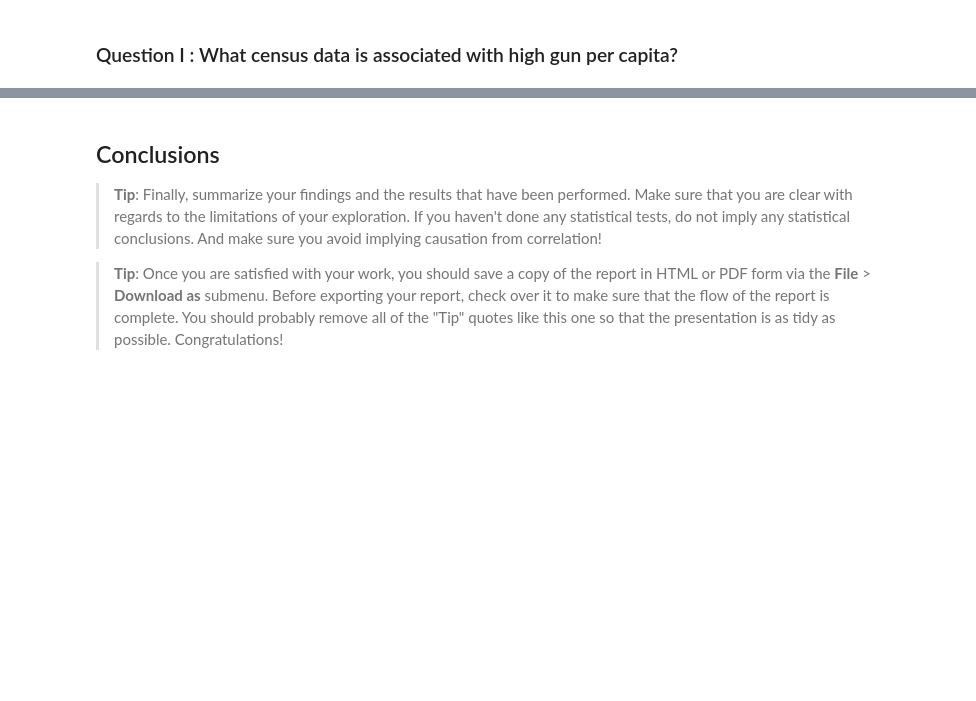
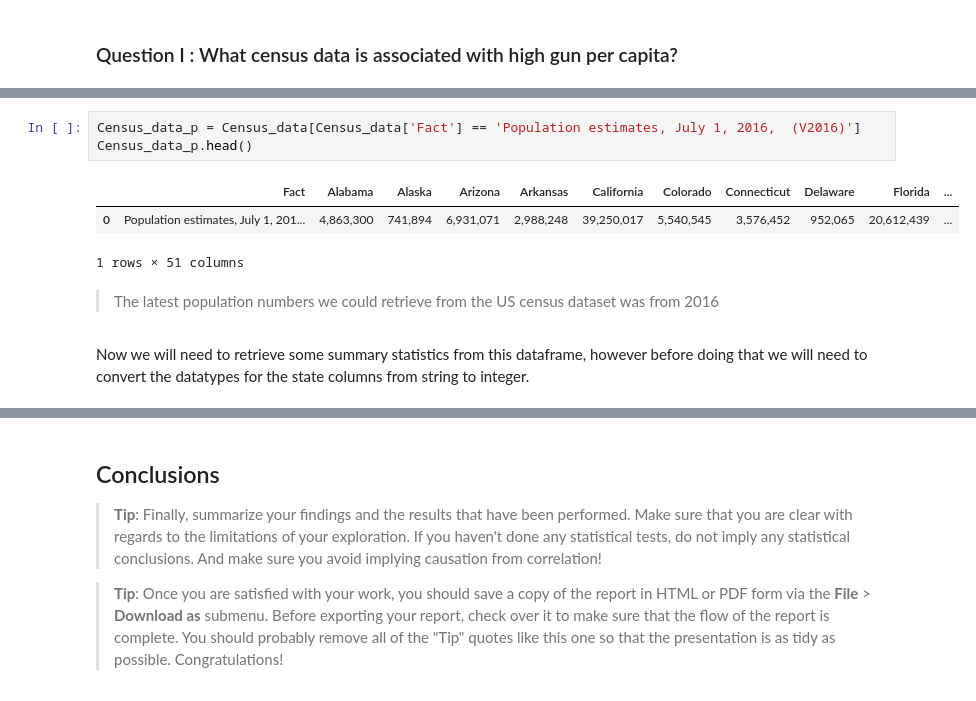
Before and after one commit to jjjeorgee/ALX-T, a Jupyter notebook: Project 01/NCIS background checks data analysis collated with US census data.ipynb, the cells around one changed output, grey strips where cells are left out. Cells and saved outputs as stored; diff of their text form; blank space fills up the shorter version.

```diff
--- a/Project 01/NCIS background checks data analysis collated with US census data.ipynb
+++ b/Project 01/NCIS background checks data analysis collated with US census data.ipynb
@@ -408,0 +436,11 @@ Gun_data.hist(figsize=(10, 8));
+# %%
+Census_data_p = Census_data[Census_data['Fact'] == 'Population estimates, July 1, 2016,  (V2016)']
+Census_data_p.head()
+# %% [output]
+|  | Fact | Alabama | Alaska | Arizona | Arkansas | California | Colorado | Connecticut | Delaware | Florida | ... |
+| 0 | Population estimates, July 1, 201... | 4,863,300 | 741,894 | 6,931,071 | 2,988,248 | 39,250,017 | 5,540,545 | 3,576,452 | 952,065 | 20,612,439 | ... |
+1 rows × 51 columns
+# %% [markdown]
+> The latest population numbers we could retrieve from the US census dataset was from 2016
+# %% [markdown]
+Now we will need to retrieve some summary statistics from this dataframe, however before doing that we will need to convert the datatypes for the state columns from string to integer.
```
Also changed, not shown: parts of 29 cells of this notebook.
